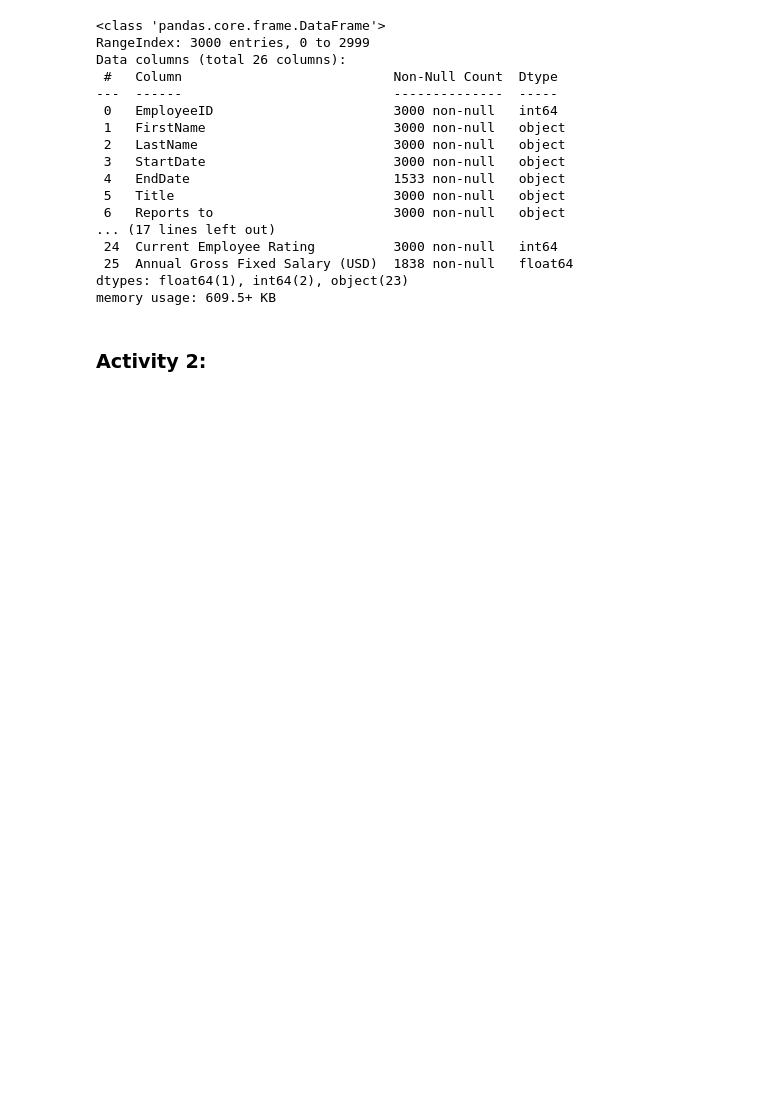
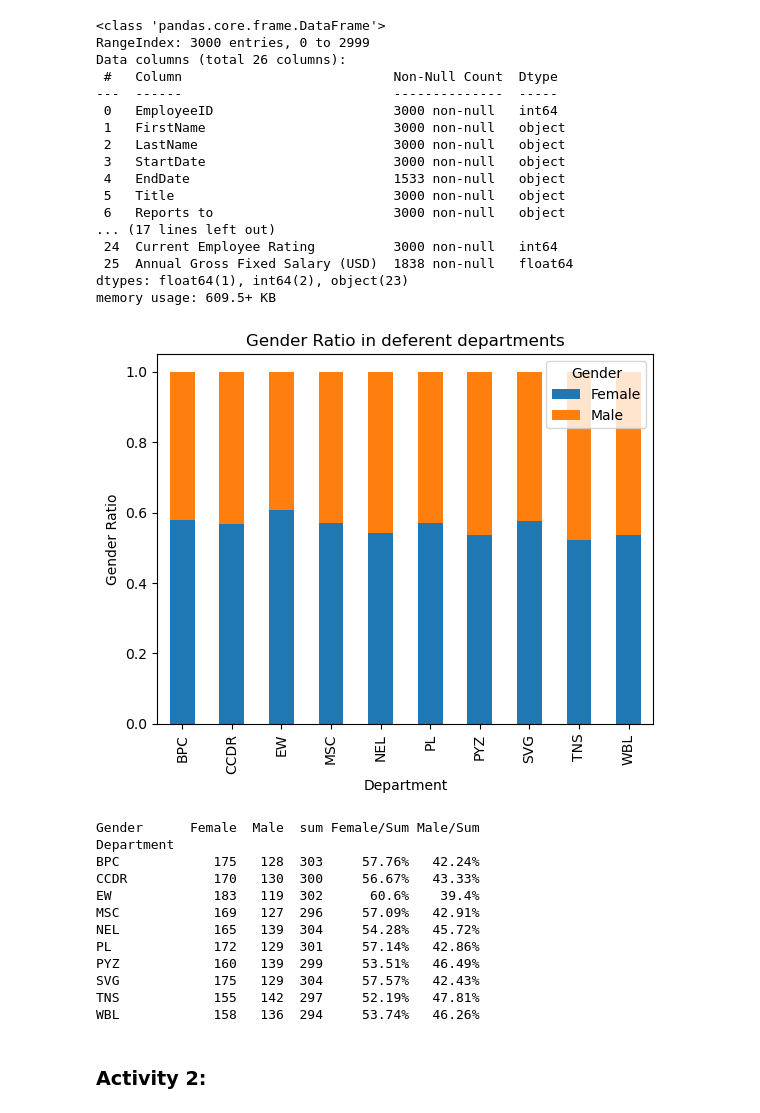
Before and after one commit to WHanqing/Groupwork_2J_final_project, a Jupyter notebook: Group2J_final_project.ipynb, the cells around one changed output. Drawn from its saved outputs; the diff is of its cells as text; code cells hidden in the pictures; blank space fills up the shorter version.

Commit message:
Update Group2J_final_project.ipynb
improve 1

```diff
--- a/Group2J_final_project.ipynb
+++ b/Group2J_final_project.ipynb
@@ -185,6 +240,34 @@ Data columns (total 26 columns):
  25  Annual Gross Fixed Salary (USD)  1838 non-null   float64
 dtypes: float64(1), int64(2), object(23)
 memory usage: 609.5+ KB
+# %%
+gender_ratio = df_company_data.groupby('Department')['Gender'].value_counts(normalize=True).unstack()
+
+gender_ratio.plot(kind='bar', stacked=True)
+plt.title('Gender Ratio in deferent departments')
+plt.xlabel('Department')
+plt.ylabel('Gender Ratio')
+plt.show()
+
+gender_counts = df_company_data.groupby(['Department', 'Gender']).size().unstack(fill_value=0)
+gender_counts['sum'] = gender_counts.sum(axis=1)
+gender_counts['Female/Sum'] = (gender_counts['Female'] / gender_counts['sum']).mul(100).round(2).astype(str) + '%'
+gender_counts['Male/Sum'] = (gender_counts['Male'] / gender_counts['sum']).mul(100).round(2).astype(str) + '%'
+print(gender_counts)
+# %% [output]
+[figure, added]
+Gender      Female  Male  sum Female/Sum Male/Sum
+Department
+BPC            175   128  303     57.76%   42.24%
+CCDR           170   130  300     56.67%   43.33%
+EW             183   119  302      60.6%    39.4%
+MSC            169   127  296     57.09%   42.91%
+NEL            165   139  304     54.28%   45.72%
+PL             172   129  301     57.14%   42.86%
+PYZ            160   139  299     53.51%   46.49%
+SVG            175   129  304     57.57%   42.43%
+TNS            155   142  297     52.19%   47.81%
+WBL            158   136  294     53.74%   46.26%
 # %% [markdown]
 ### **Activity 2:**
 # %% [markdown]
```
Also changed, not shown: parts of 7 cells of this notebook.
